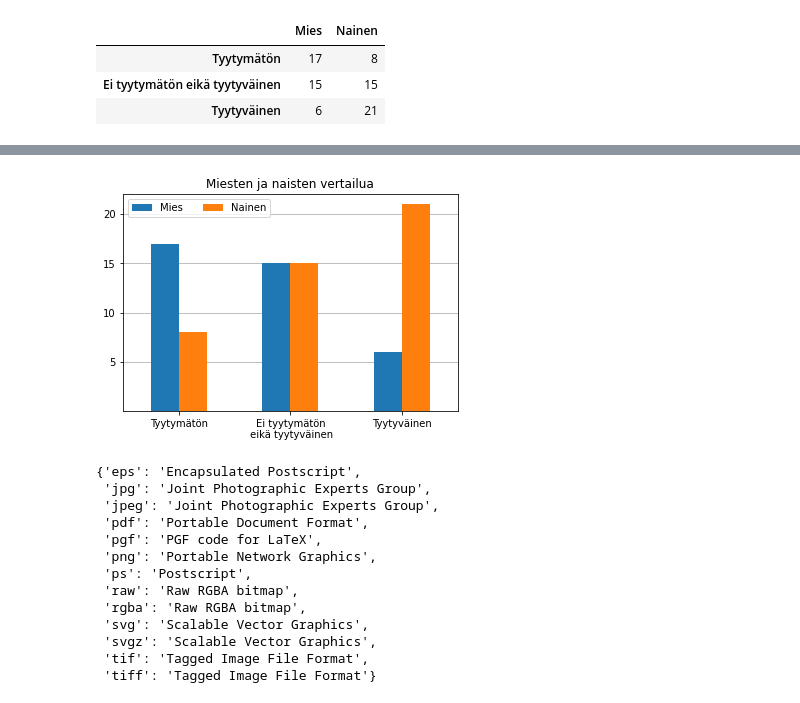
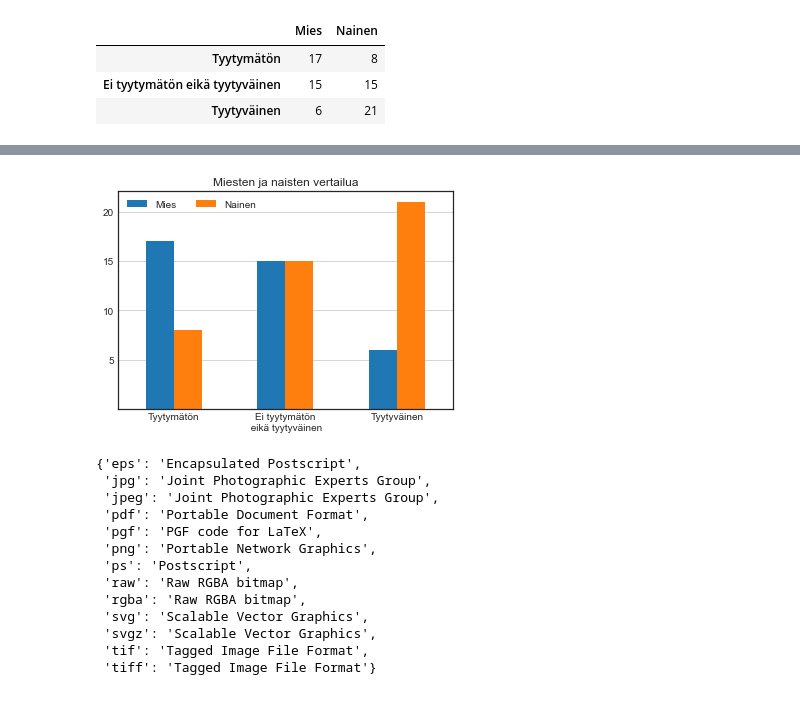
Before and after one commit to taanila/kaaviot, a Jupyter notebook: matplotlib.ipynb, the cells around one changed output, grey strips where cells are left out. Cells and saved outputs as stored; diff of their text form; code cells hidden in the pictures.

```diff
--- a/matplotlib.ipynb
+++ b/matplotlib.ipynb
@@ -17,5 +22,7 @@ Seuraavassa teen kaaviot suoraan dataframesta ja käytän muotoiluun matplot.pyp
 # %%
 import pandas as pd
 import matplotlib.pyplot as plt
+
+plt.style.use('seaborn-white')
 # %%
 # Luon dataframen
@@ -110,27 +120,27 @@ df3.plot.bar()
 # %%
-# Luokka-akselin nimiöiden kääntö (rot) ja pylväät taustaviivoituksen päälle (zorder)
-df3.plot.bar(rot = 0, zorder = 2)
+# Luokka-akselin nimiöiden kääntö (rot)
+df3.plot.bar(rot=0)
 
 plt.title('Miesten ja naisten vertailua')
 
 # Asetan y-akselin jakoviivat
 plt.yticks([5, 10, 15, 20])
 
+# Selite kahteen sarakkeeseen
+plt.legend(ncol=2)
+
 # y-akselin mukainen taustaviivoitus
-plt.grid(axis = 'y')
-
-# Selite kahteen sarakkeeseen
-plt.legend(ncol = 2)
+plt.grid(axis='y')
 
 # Määrittelen luokka-akselin nimiöt, jotta voin lisätä rivinvaihdon (\n) haluamaani kohtaan
 plt.xticks([0, 1, 2], ['Tyytymätön', 'Ei tyytymätön\n eikä tyytyväinen', 'Tyytyväinen'])
 
 # Tallennan kaavion tai tarkkaan ottaen tallenna kuvion (figure), jonka sisällä kaavio on
-# Kuvioon (figure) pääsen käsiksi plt.gcf() -funktiolla (get current figure)
-# Ilman parametria bbox_inches = 'tight' kuvion reunoilta voi jäädä osia tallentumatta
-plt.gcf().savefig('testi.png', bbox_inches = 'tight')
+# Kuvioon (figure) pääsen käsiksi plt.gcf-funktiolla (get current figure)
+# Ilman parametria bbox_inches='tight' kuvion reunoilta voi jäädä osia tallentumatta
+plt.gcf().savefig('testi.png', bbox_inches='tight')
 # %% [output]
-[figure, old version]
+[figure, new version]
 # %%
 # Tällä selvitän tarjolla olevat kaavion tallennusmuodot
 plt.figure().canvas.get_supported_filetypes()
```
Also changed, not shown: parts of 16 cells of this notebook.
